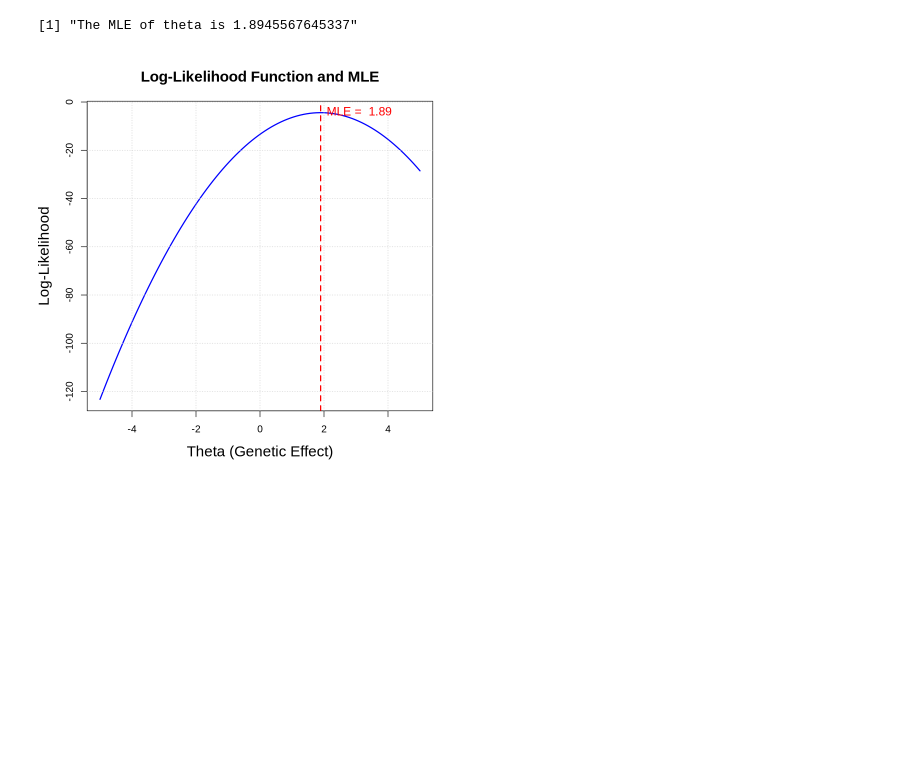
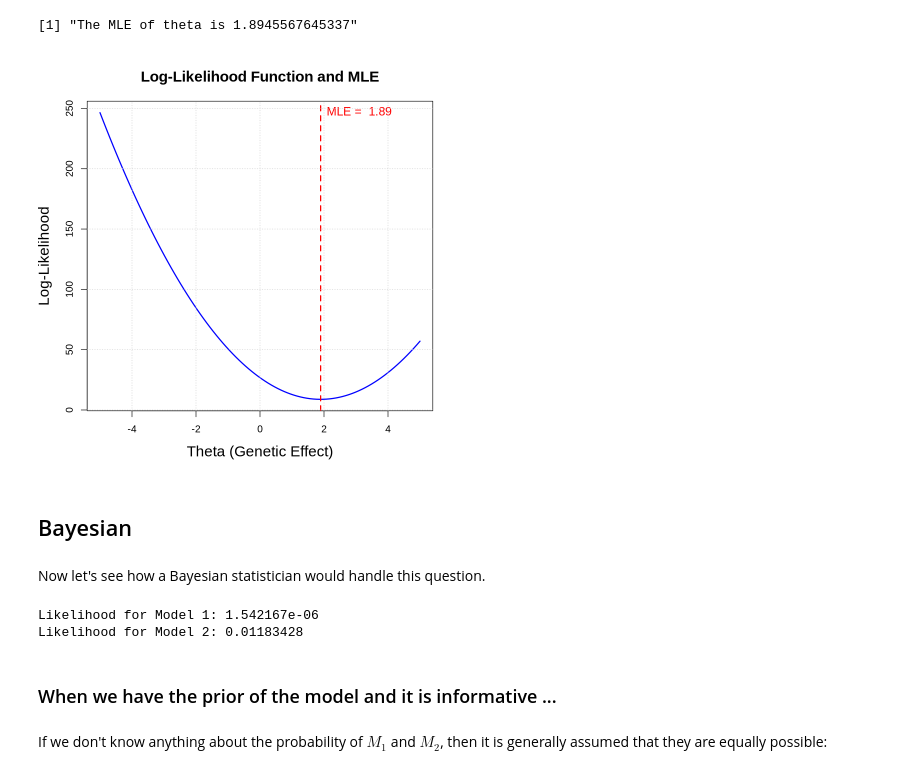
Before and after one commit to StatFunGen/statgen-prerequisites, a Jupyter notebook: 8_bayesian_frequentist.ipynb, the cells around one changed output. Cells and saved outputs as stored; diff of their text form; code cells hidden in the pictures; blank space fills up the shorter version.

Commit message:
reorganize bayesian and frequentist and small fix

```diff
--- a/8_bayesian_frequentist.ipynb
+++ b/8_bayesian_frequentist.ipynb
@@ -111,14 +150,9 @@ A data.frame: 3 × 2
 # %%
-# Define the log-likelihood function
-log_likelihood <- function(theta, genotype, height, baseline, sd) {
-  n <- length(genotype)
-  log_likelihood_val <- sum(dnorm(height, mean = baseline + theta * genotype, sd = sd, log = TRUE))
-  return(log_likelihood_val)
-}
-
 # Define the negative log-likelihood function for optimization
 neg_log_likelihood <- function(theta, genotype, height, baseline, sd) {
-  return(-log_likelihood(theta, genotype, height, baseline, sd))
+      n <- length(genotype)
+      log_likelihood_val <- sum(dnorm(height, mean = baseline + theta * genotype, sd = sd, log = TRUE))
+  return(-2*log_likelihood_val)
 }
 
 # Estimate theta using MLE (optimizing the negative log-likelihood)
@@ -131,23 +165,36 @@ print(paste0("The MLE of theta is ", theta_mle))
 # %% [output]
 [1] "The MLE of theta is 1.8945567645337"
 # %%
-
 # Plot the log-likelihood function
 theta_vals <- seq(-5, 5, length.out = 100)
-log_likelihood_vals <- sapply(theta_vals, function(theta) log_likelihood(theta, genotype, height_values, baseline, sd_y))
+log_likelihood_vals <- sapply(theta_vals, function(theta) neg_log_likelihood(theta, genotype, height_values, baseline, sd_y))
 
 # Plot the log-likelihood function
 plot(theta_vals, log_likelihood_vals, type = "l", col = "blue", lwd = 2,
      xlab = "Theta (Genetic Effect)", ylab = "Log-Likelihood",
      main = "Log-Likelihood Function and MLE", cex.lab = 1.5, cex.main = 1.5)
 
 # Add a vertical line at the MLE
 abline(v = theta_mle, col = "red", lty = 2, lwd = 2)
 
 # Add text to label the MLE
 text(theta_mle, max(log_likelihood_vals), labels = paste("MLE = ", round(theta_mle, 2)), pos = 4, col = "red", cex = 1.2)
 
 # Show the plot
 grid()
 # %% [output]
-[figure, old version]
+[figure, new version]
+# %% [markdown]
+## Bayesian
+# %% [markdown]
+Now let's see how a Bayesian statistician would handle this question.
+# %%
+cat("Likelihood for Model 1:", likelihood_1_multi_samples, "\n")
+cat("Likelihood for Model 2:", likelihood_2_multi_samples, "\n")
+# %% [output]
+Likelihood for Model 1: 1.542167e-06
+Likelihood for Model 2: 0.01183428
+# %% [markdown]
+### When we have the prior of the model and it is informative ...
+# %% [markdown]
+If we don't know anything about the probability of $M_1$ and $M_2$, then it is generally assumed that they are equally possible:
```
Also changed, not shown: parts of 29 cells of this notebook, 4 other files.
